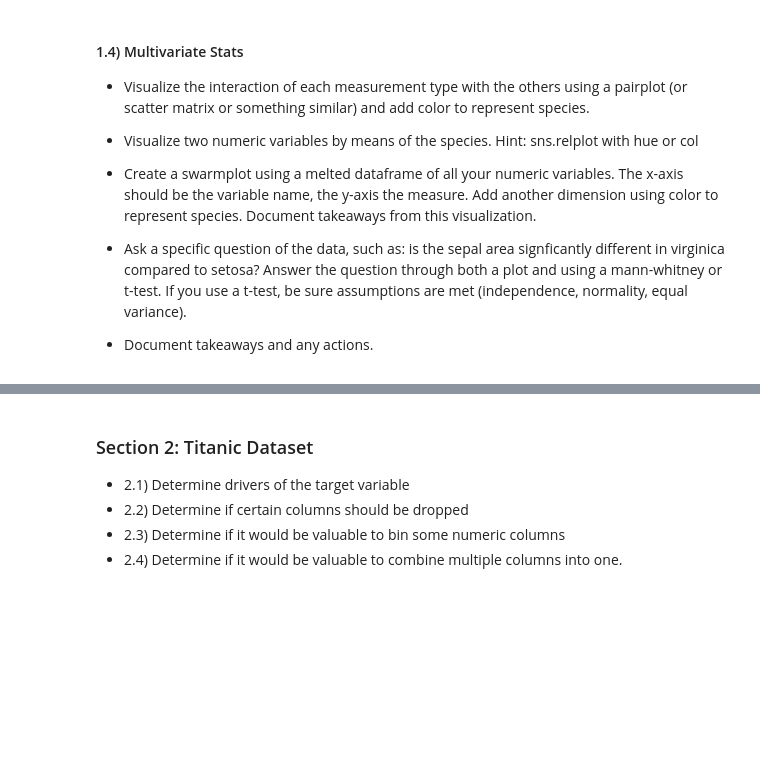
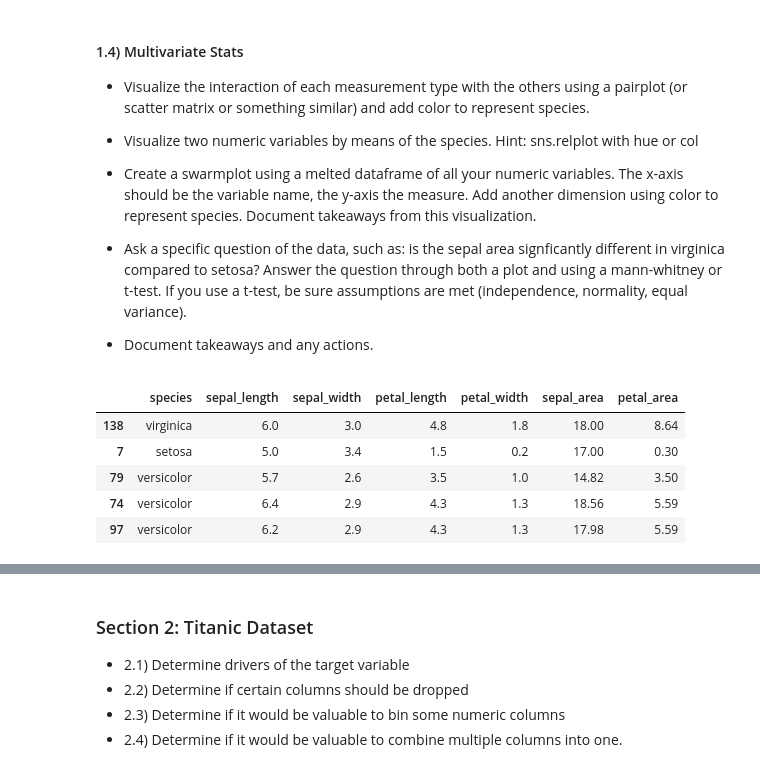
Before and after one commit to nicholas-dougherty/classification-exercises, a Jupyter notebook: classification_exercises.ipynb, the cells around one changed output, grey strips where cells are left out. Saved outputs shown, nothing was run; the diff lists cells and outputs as text; code cells hidden in the pictures; blank space fills up the shorter version.

```diff
--- a/classification_exercises.ipynb
+++ b/classification_exercises.ipynb
@@ -752,3 +649,14 @@ train[train.species=='versicolor'].describe().drop(columns=['versicolor','virgin
 - Ask a specific question of the data, such as: is the sepal area signficantly different in virginica compared to setosa? Answer the question through both a plot and using a mann-whitney or t-test. If you use a t-test, be sure assumptions are met (independence, normality, equal variance).
 
 - Document takeaways and any actions.
+# %%
+train['sepal_area'] = train.sepal_length * train.sepal_width
+train['petal_area'] = train['petal_length'] * train['petal_width']
+train.head()
+# %% [output]
+|  | species | sepal_length | sepal_width | petal_length | petal_width | sepal_area | petal_area |
+| 138 | virginica | 6.0 | 3.0 | 4.8 | 1.8 | 18.00 | 8.64 |
+| 7 | setosa | 5.0 | 3.4 | 1.5 | 0.2 | 17.00 | 0.30 |
+| 79 | versicolor | 5.7 | 2.6 | 3.5 | 1.0 | 14.82 | 3.50 |
+| 74 | versicolor | 6.4 | 2.9 | 4.3 | 1.3 | 18.56 | 5.59 |
+| 97 | versicolor | 6.2 | 2.9 | 4.3 | 1.3 | 17.98 | 5.59 |
```
Also changed, not shown: parts of 30 cells of this notebook, 2 other files.
